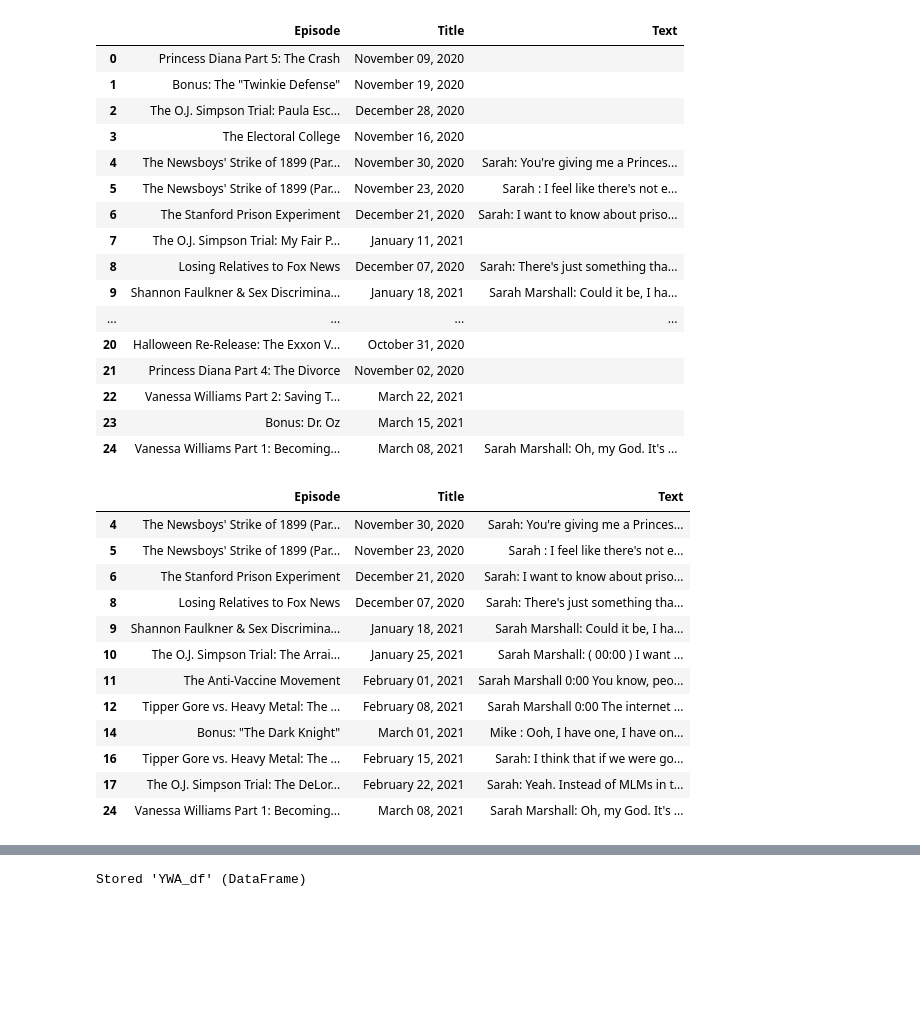
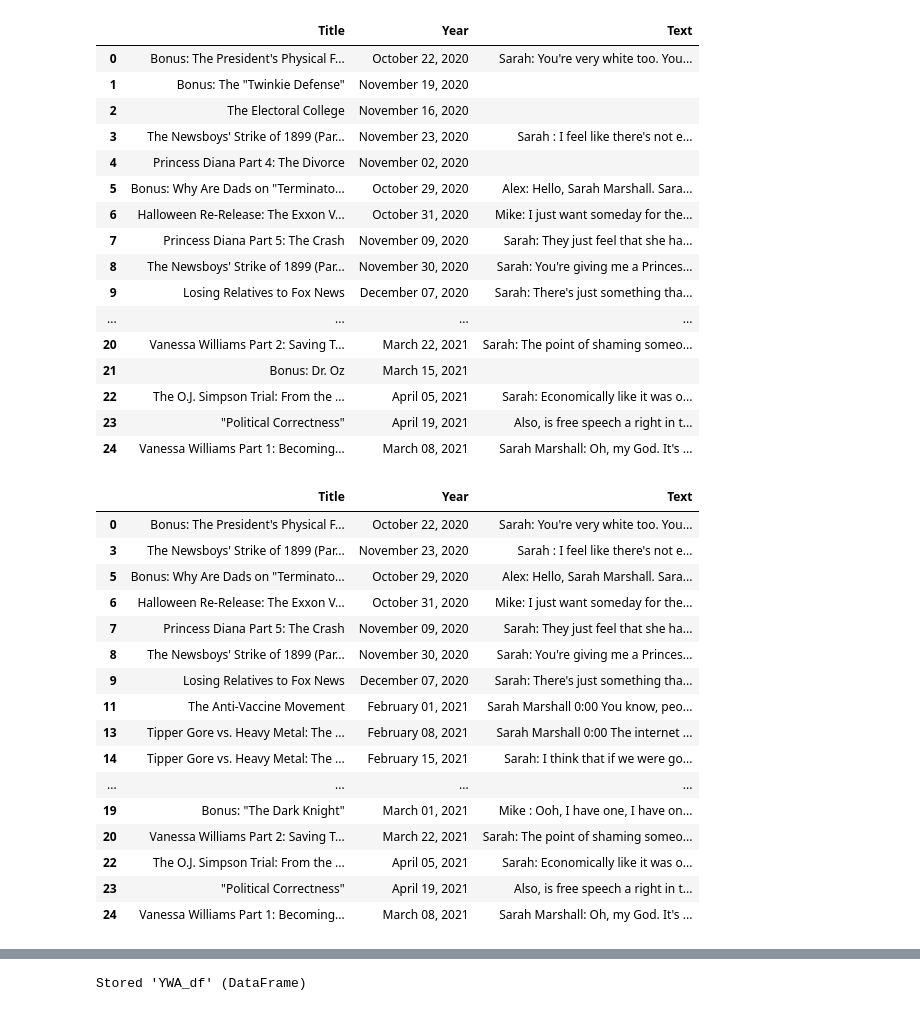
Before and after one commit to Data-Science-for-Linguists-2021/Linguistic-Styles-of-Podcasts, a Jupyter notebook: spiders/YWA.ipynb, the cells around one changed output, grey strips where cells are left out. Saved outputs shown, nothing was run; the diff lists cells and outputs as text; code cells hidden in the pictures; blank space fills up the shorter version.

```diff
--- a/spiders/YWA.ipynb
+++ b/spiders/YWA.ipynb
@@ -111,26 +78,26 @@ YWA_data[:5]
 # %%
 import pandas as pd
 
 YWA_df = pd.DataFrame(YWA_data,
-                  columns=['Episode','Title','Text'])
+                  columns=['Title','Year','Text'])
 YWA_df
 # %% [output]
-|  | Episode | Title | Text |
-| 0 | Princess Diana Part 5: The Crash | November 09, 2020 |  |
+|  | Title | Year | Text |
+| 0 | Bonus: The President's Physical F... | October 22, 2020 | Sarah: You're very white too. You... |
 | 1 | Bonus: The "Twinkie Defense" | November 19, 2020 |  |
-| 2 | The O.J. Simpson Trial: Paula Esc... | December 28, 2020 |  |
-| 3 | The Electoral College | November 16, 2020 |  |
-| 4 | The Newsboys' Strike of 1899 (Par... | November 30, 2020 | Sarah: You're giving me a Princes... |
-| 5 | The Newsboys' Strike of 1899 (Par... | November 23, 2020 | Sarah : I feel like there's not e... |
-| 6 | The Stanford Prison Experiment | December 21, 2020 | Sarah: I want to know about priso... |
-| 7 | The O.J. Simpson Trial: My Fair P... | January 11, 2021 |  |
-| 8 | Losing Relatives to Fox News | December 07, 2020 | Sarah: There's just something tha... |
-| 9 | Shannon Faulkner & Sex Discrimina... | January 18, 2021 | Sarah Marshall: Could it be, I ha... |
+| 2 | The Electoral College | November 16, 2020 |  |
+| 3 | The Newsboys' Strike of 1899 (Par... | November 23, 2020 | Sarah : I feel like there's not e... |
+| 4 | Princess Diana Part 4: The Divorce | November 02, 2020 |  |
+| 5 | Bonus: Why Are Dads on "Terminato... | October 29, 2020 | Alex: Hello, Sarah Marshall. Sara... |
+| 6 | Halloween Re-Release: The Exxon V... | October 31, 2020 | Mike: I just want someday for the... |
+| 7 | Princess Diana Part 5: The Crash | November 09, 2020 | Sarah: They just feel that she ha... |
+| 8 | The Newsboys' Strike of 1899 (Par... | November 30, 2020 | Sarah: You're giving me a Princes... |
+| 9 | Losing Relatives to Fox News | December 07, 2020 | Sarah: There's just something tha... |
 | ... | ... | ... | ... |
-| 20 | Halloween Re-Release: The Exxon V... | October 31, 2020 |  |
-| 21 | Princess Diana Part 4: The Divorce | November 02, 2020 |  |
-| 22 | Vanessa Williams Part 2: Saving T... | March 22, 2021 |  |
-| 23 | Bonus: Dr. Oz | March 15, 2021 |  |
+| 20 | Vanessa Williams Part 2: Saving T... | March 22, 2021 | Sarah: The point of shaming someo... |
+| 21 | Bonus: Dr. Oz | March 15, 2021 |  |
+| 22 | The O.J. Simpson Trial: From the ... | April 05, 2021 | Sarah: Economically like it was o... |
+| 23 | "Political Correctness" | April 19, 2021 | Also, is free speech a right in t... |
 | 24 | Vanessa Williams Part 1: Becoming... | March 08, 2021 | Sarah Marshall: Oh, my God. It's ... |
 # %%
 # a bunch of the episodes don't have transcripts - get rid of them
@@ -143,16 +110,20 @@ YWA_df['Text'] = YWA_df.Text.map(lambda t: make_null(t))
 YWA_df = YWA_df[~YWA_df.Text.str.contains('null')]
 YWA_df
 # %% [output]
-|  | Episode | Title | Text |
-| 4 | The Newsboys' Strike of 1899 (Par... | November 30, 2020 | Sarah: You're giving me a Princes... |
-| 5 | The Newsboys' Strike of 1899 (Par... | November 23, 2020 | Sarah : I feel like there's not e... |
-| 6 | The Stanford Prison Experiment | December 21, 2020 | Sarah: I want to know about priso... |
-| 8 | Losing Relatives to Fox News | December 07, 2020 | Sarah: There's just something tha... |
-| 9 | Shannon Faulkner & Sex Discrimina... | January 18, 2021 | Sarah Marshall: Could it be, I ha... |
-| 10 | The O.J. Simpson Trial: The Arrai... | January 25, 2021 | Sarah Marshall: ( 00:00 ) I want ... |
+|  | Title | Year | Text |
+| 0 | Bonus: The President's Physical F... | October 22, 2020 | Sarah: You're very white too. You... |
+| 3 | The Newsboys' Strike of 1899 (Par... | November 23, 2020 | Sarah : I feel like there's not e... |
+| 5 | Bonus: Why Are Dads on "Terminato... | October 29, 2020 | Alex: Hello, Sarah Marshall. Sara... |
+| 6 | Halloween Re-Release: The Exxon V... | October 31, 2020 | Mike: I just want someday for the... |
+| 7 | Princess Diana Part 5: The Crash | November 09, 2020 | Sarah: They just feel that she ha... |
+| 8 | The Newsboys' Strike of 1899 (Par... | November 30, 2020 | Sarah: You're giving me a Princes... |
+| 9 | Losing Relatives to Fox News | December 07, 2020 | Sarah: There's just something tha... |
 | 11 | The Anti-Vaccine Movement | February 01, 2021 | Sarah Marshall 0:00 You know, peo... |
-| 12 | Tipper Gore vs. Heavy Metal: The ... | February 08, 2021 | Sarah Marshall 0:00 The internet ... |
-| 14 | Bonus: "The Dark Knight" | March 01, 2021 | Mike : Ooh, I have one, I have on... |
-| 16 | Tipper Gore vs. Heavy Metal: The ... | February 15, 2021 | Sarah: I think that if we were go... |
-| 17 | The O.J. Simpson Trial: The DeLor... | February 22, 2021 | Sarah: Yeah. Instead of MLMs in t... |
+| 13 | Tipper Gore vs. Heavy Metal: The ... | February 08, 2021 | Sarah Marshall 0:00 The internet ... |
+| 14 | Tipper Gore vs. Heavy Metal: The ... | February 15, 2021 | Sarah: I think that if we were go... |
+| ... | ... | ... | ... |
+| 19 | Bonus: "The Dark Knight" | March 01, 2021 | Mike : Ooh, I have one, I have on... |
+| 20 | Vanessa Williams Part 2: Saving T... | March 22, 2021 | Sarah: The point of shaming someo... |
+| 22 | The O.J. Simpson Trial: From the ... | April 05, 2021 | Sarah: Economically like it was o... |
+| 23 | "Political Correctness" | April 19, 2021 | Also, is free speech a right in t... |
 | 24 | Vanessa Williams Part 1: Becoming... | March 08, 2021 | Sarah Marshall: Oh, my God. It's ... |
```
Also changed, not shown: parts of 14 cells of this notebook, 19 other files.
